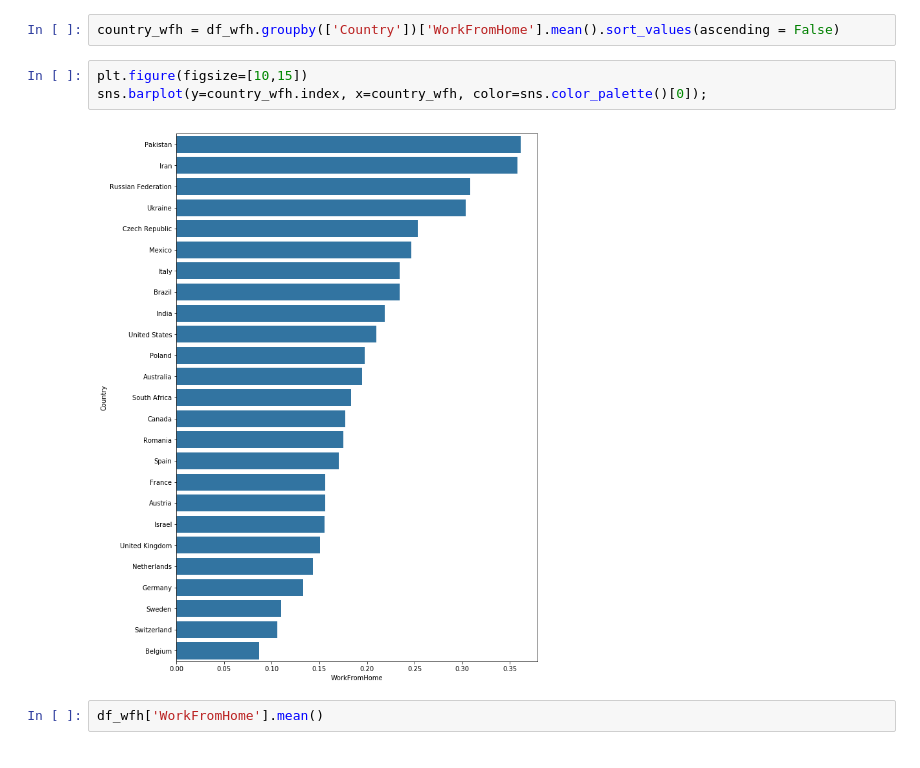
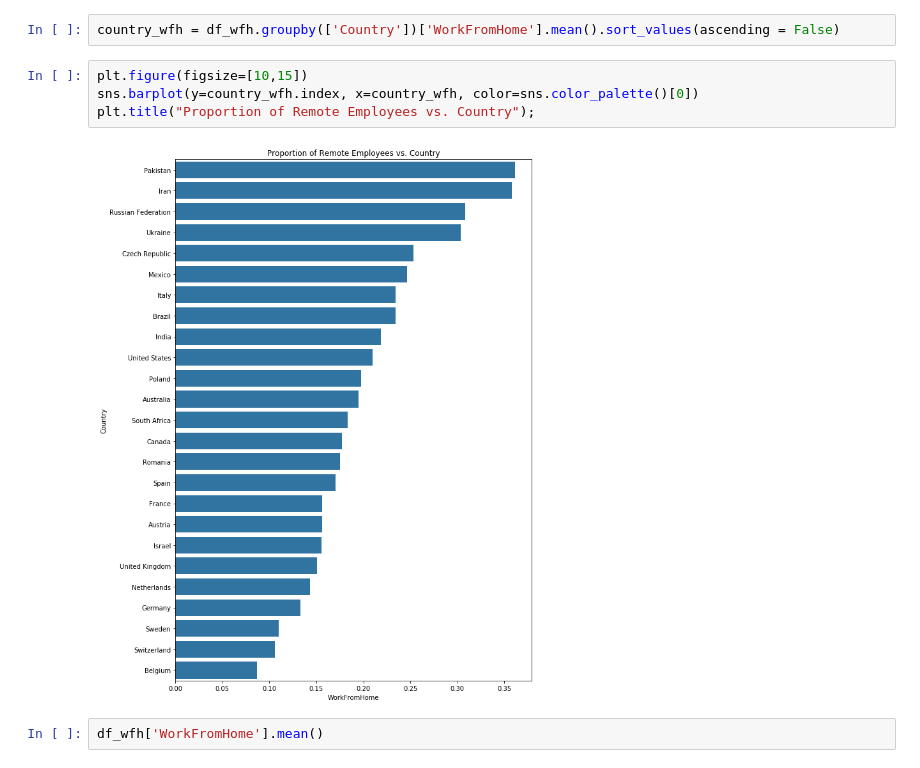
Before and after one commit to swang13/stack-overflow-survey, a Jupyter notebook: stack-overflow-survey-analysis.ipynb, the cells around one changed output. Cells and saved outputs as stored; diff of their text form.

```diff
--- a/stack-overflow-survey-analysis.ipynb
+++ b/stack-overflow-survey-analysis.ipynb
@@ -87,9 +87,10 @@ df_wfh['WorkFromHome'] =  df_wfh['HomeRemote'].isin (['About half the time',
 country_wfh = df_wfh.groupby(['Country'])['WorkFromHome'].mean().sort_values(ascending = False)
 # %%
 plt.figure(figsize=[10,15])
-sns.barplot(y=country_wfh.index, x=country_wfh, color=sns.color_palette()[0]);
+sns.barplot(y=country_wfh.index, x=country_wfh, color=sns.color_palette()[0])
+plt.title("Proportion of Remote Employees vs. Country");
 # %% [output]
-[figure, old version]
+[figure, new version]
 # %%
 df_wfh['WorkFromHome'].mean()
 # %% [output]
```
Also changed, not shown: parts of 9 cells of this notebook.
